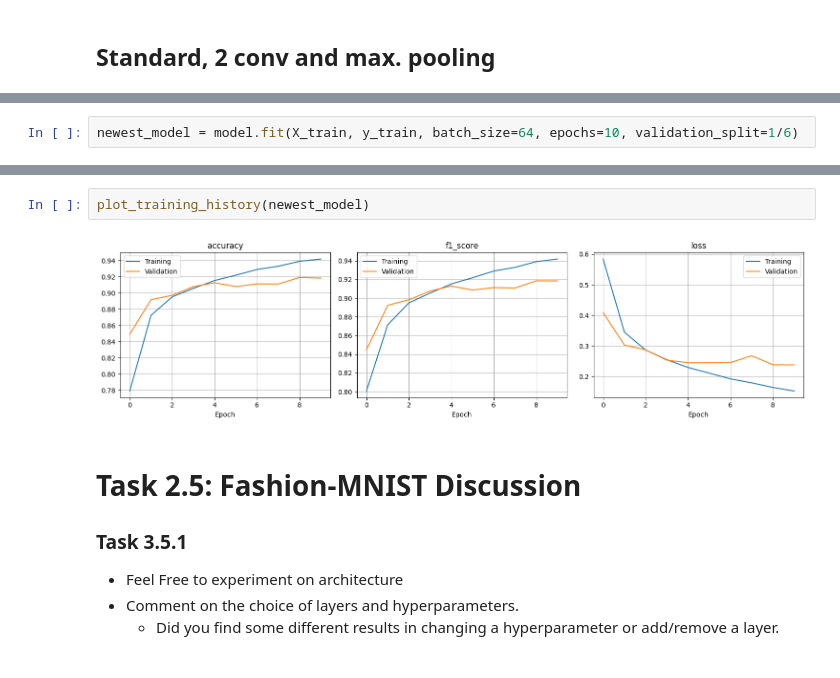
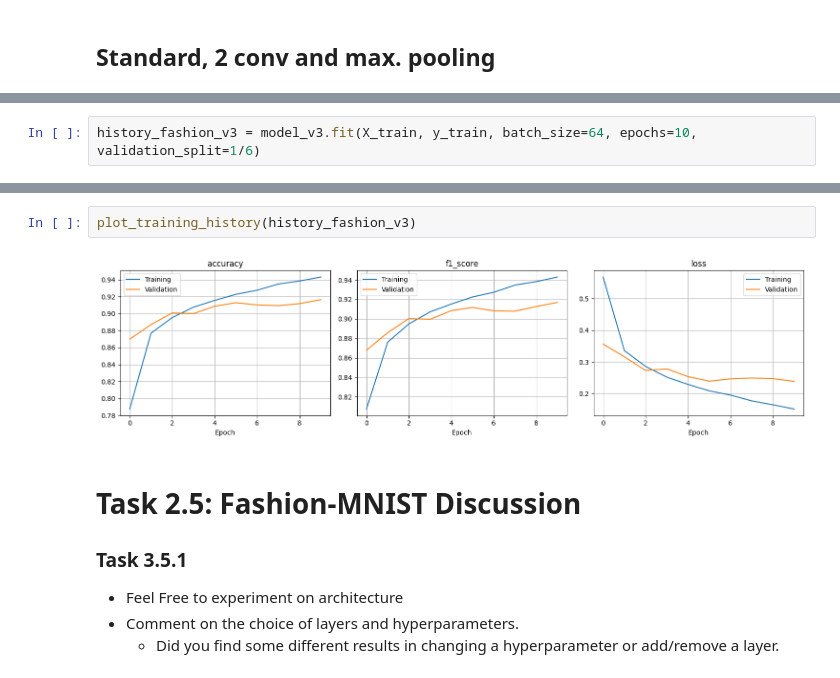
Before and after one commit to hskramstad00/DAT300, a Jupyter notebook: Assignments/CA2/CA2_CNN_Template_02.ipynb, the cells around one changed output, grey strips where cells are left out. Saved outputs shown, nothing was run; the diff lists cells and outputs as text.

```diff
--- a/Assignments/CA2/CA2_CNN_Template_02.ipynb
+++ b/Assignments/CA2/CA2_CNN_Template_02.ipynb
@@ -756,5 +743,5 @@ Model: "sequential_9"
  Non-trainable params: 0 (0.00 B)
 # %%
-newest_model = model.fit(X_train, y_train, batch_size=64, epochs=10, validation_split=1/6)
+history_fashion_v3 = model_v3.fit(X_train, y_train, batch_size=64, epochs=10, validation_split=1/6)
 # %% [output]
 Epoch 1/10
@@ -780,7 +750,7 @@ Epoch 10/10
 # %%
-plot_training_history(newest_model)
+plot_training_history(history_fashion_v3)
 # %% [output]
-[figure, old version]
+[figure, new version]
 # %% [markdown]
 # Task 2.5: Fashion-MNIST Discussion
 
```
Also changed, not shown: parts of 16 cells of this notebook.
